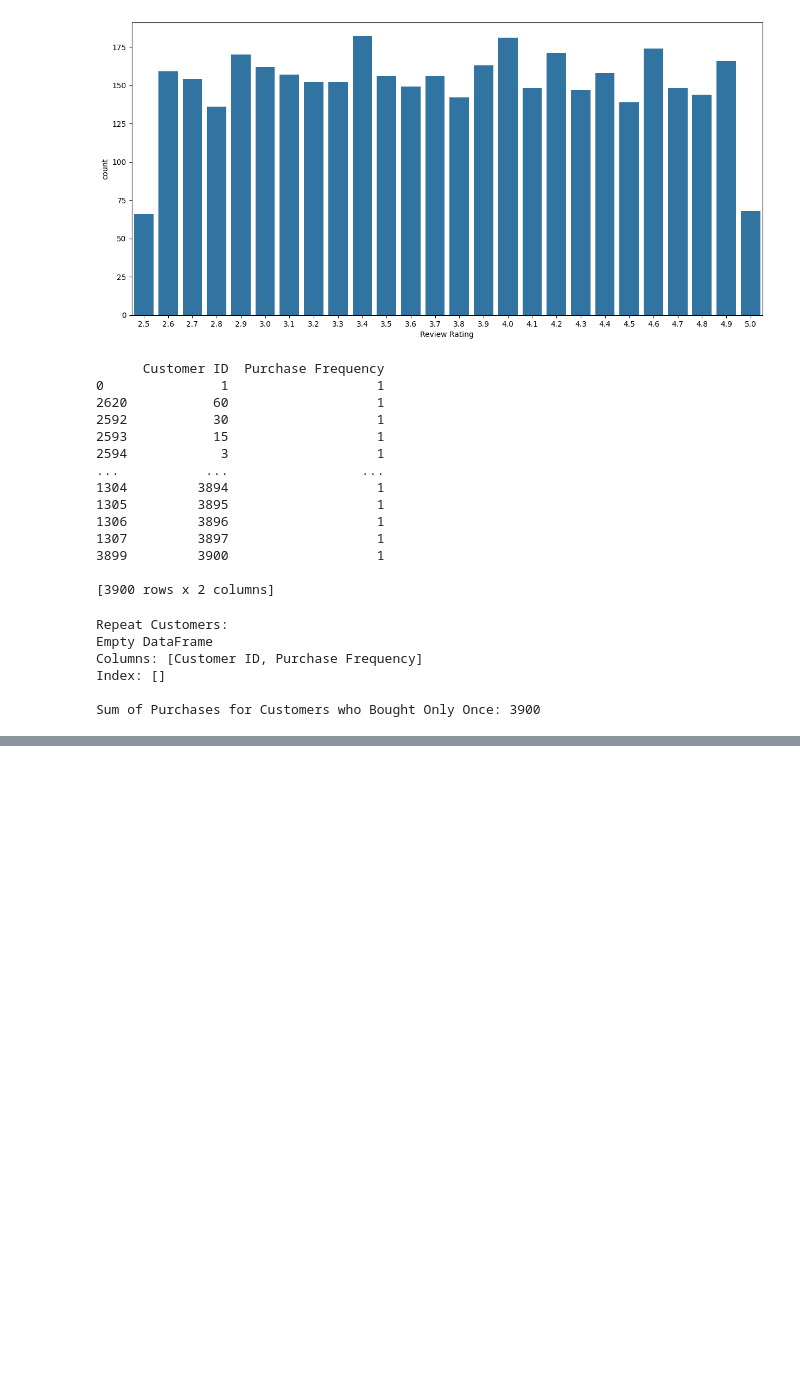
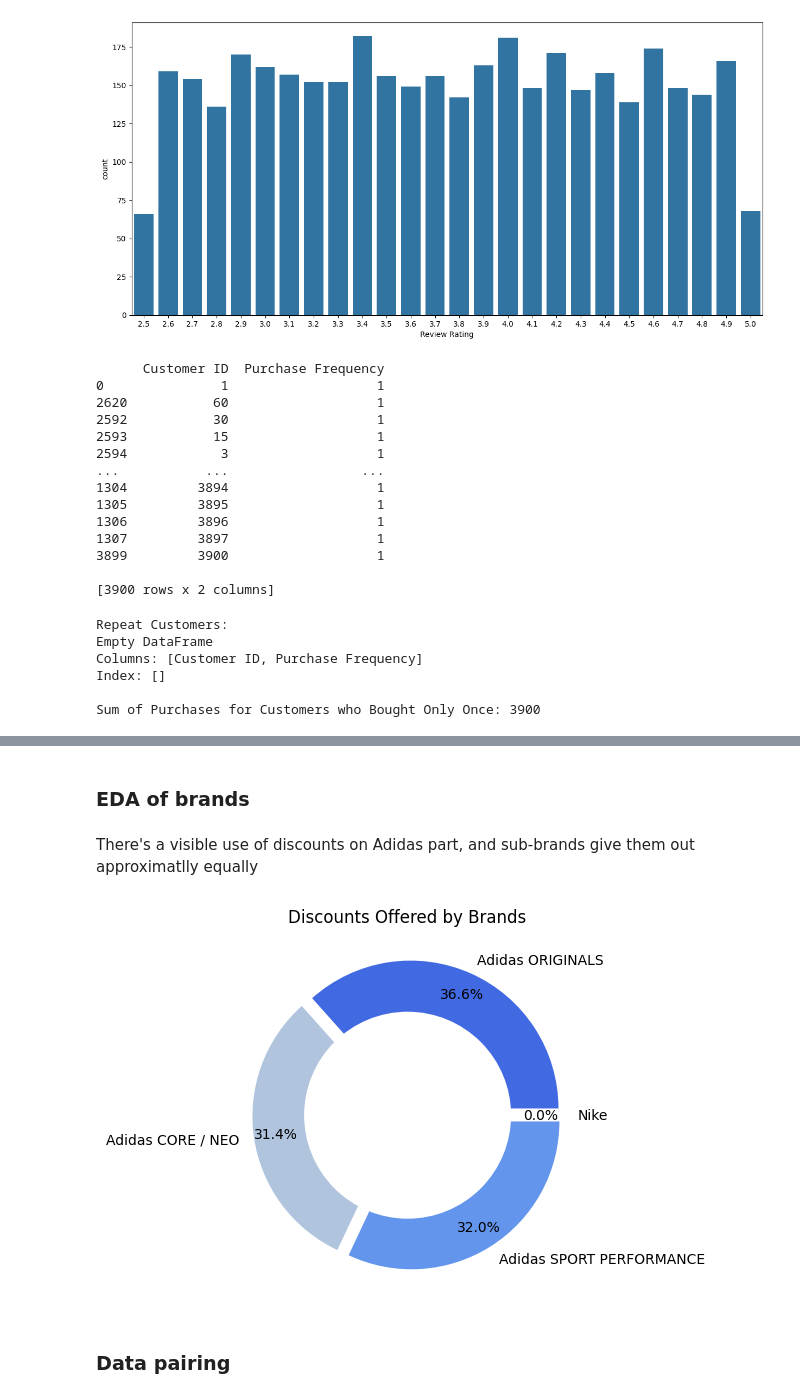
Before and after one commit to delatorrena2016/sql-etl-analytics, a Jupyter notebook: src/etl/wrangle.ipynb, the cells around one changed output, grey strips where cells are left out. Saved outputs shown, nothing was run; the diff lists cells and outputs as text; code cells hidden in the pictures; blank space fills up the shorter version.

```diff
--- a/src/etl/wrangle.ipynb
+++ b/src/etl/wrangle.ipynb
@@ -246,0 +312,19 @@ Sum of Purchases for Customers who Bought Only Once: 3900
+# %%
+# Sale price, Amount it actually sells for
+# Listing price, Amount asked by seller
+# We look at zero values
+
+# [(i, j) for i, j in enumerate(mylist)] We drop i
+List_price_zeros = [idx for idx, value in enumerate(df_comp['Listing Price']) if value == 0]
+Sale_price_zeros = [idx for idx, value in enumerate(df_comp['Sale Price']) if value == 0]
+Disc_zeros = [idx for idx, value in enumerate(df_comp['Discount']) if value == 0]
+print(f'length of Zeros list on List Price: {len(List_price_zeros)},\n Sale Price: {len(Sale_price_zeros)},\n Discounts: {len(Disc_zeros)}')
+# Missing Listings, next best knowledge of price is that of sale, we fill in
+df_comp.iloc[List_price_zeros, 1] = df_comp.iloc[List_price_zeros, 2]
+# No more gaps
+print(f"# of Zeros on Listing Price after standardizing: {len([idx for idx, value in enumerate(df_comp['Listing Price']) if value == 0])}")
+# We look at the unique brands
+print(df_comp.Brand.unique())
+# There appears to be a misnomber, we replace it with apparent correct string
+df_comp['Brand'] = df_comp['Brand'].replace('Adidas Adidas ORIGINALS', 'Adidas ORIGINALS')
+print(df_comp.Brand.unique())
@@ -246,0 +339,37 @@ Sum of Purchases for Customers who Bought Only Once: 3900
+# %% [markdown]
+### EDA of brands
+# %% [markdown]
+There's a visible use of discounts on Adidas part, and sub-brands give them out approximatlly equally
+# %%
+Brands = df_comp.Brand.unique()
+
+# Setting size in Chart based on
+# given values
+data = df_comp.groupby(['Brand'])['Discount'].mean().to_numpy()
+
+# colors
+colors = ['royalblue', 'lightsteelblue', 'cornflowerblue',
+          'red']
+# explosion
+explode = (0.05, 0.05, 0.05, 0.05)
+
+# Pie Chart
+plt.pie(data, colors=colors, labels=Brands,
+        autopct='%1.1f%%', pctdistance=0.85,
+        explode=explode)
+# draw circle
+centre_circle = plt.Circle((0, 0), 0.70, fc='white')
+fig = plt.gcf()
+
+# Adding Circle in Pie chart
+fig.gca().add_artist(centre_circle)
+
+# Adding Title of chart
+plt.title('Discounts Offered by Brands')
+
+# Displaying Chart
+plt.show()
+# %% [output]
+[figure, added]
+# %% [markdown]
+### Data pairing
```
Also changed, not shown: parts of 26 cells of this notebook, 1 other file.
